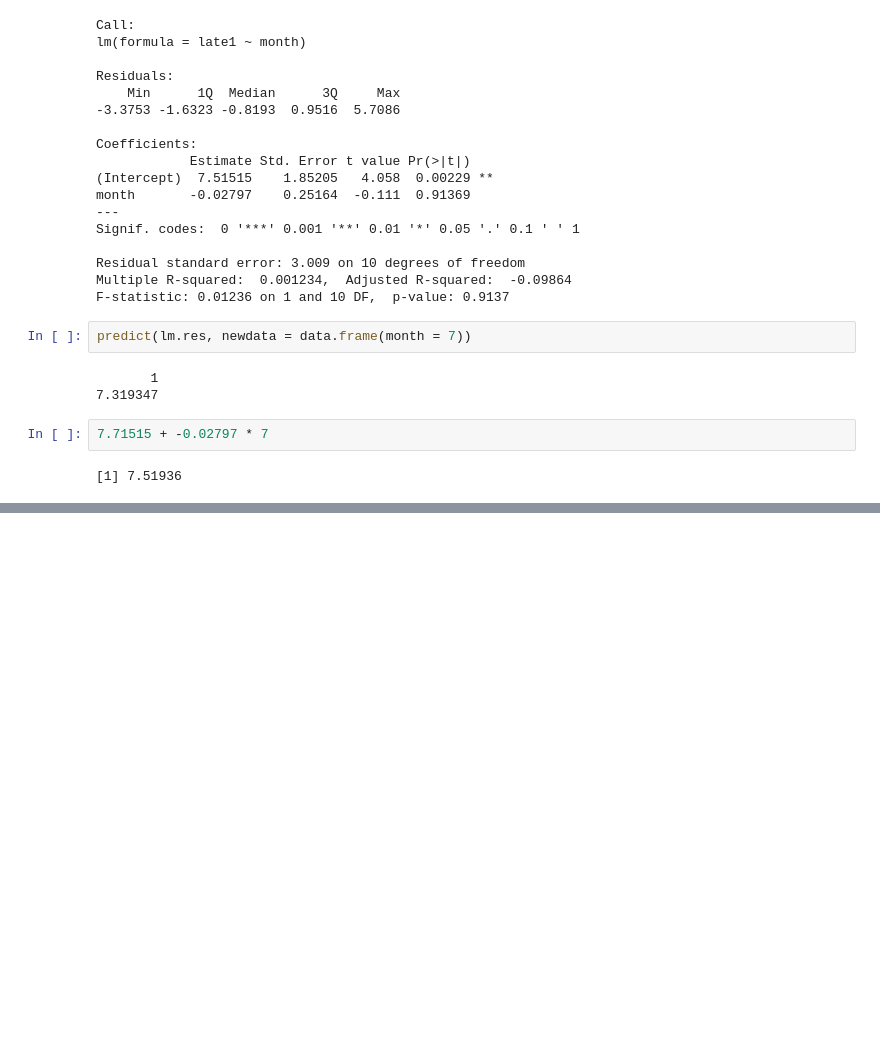
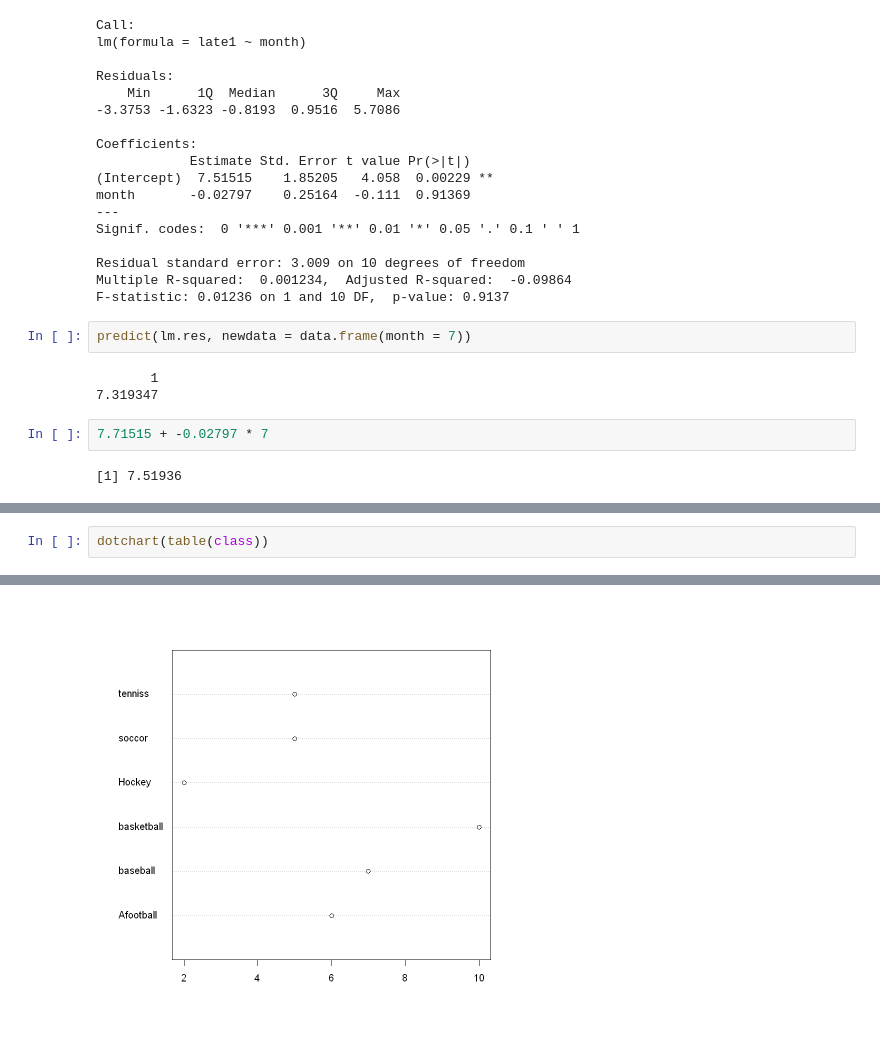
Before and after one commit to layla-focalors/r_learning_mx, a Jupyter notebook: Serika/레피드.ipynb, the cells around one changed output, grey strips where cells are left out. Drawn from its saved outputs; the diff is of its cells as text; blank space fills up the shorter version.

```diff
--- a/Serika/레피드.ipynb
+++ b/Serika/레피드.ipynb
@@ -264,0 +324,3 @@ predict(lm.res, newdata = data.frame(month = 7))
+# %%
+dotchart(table(class))
+# %% [output]
@@ -264,0 +329 @@ predict(lm.res, newdata = data.frame(month = 7))
+[figure, added]
```
Also changed, not shown: parts of 53 cells of this notebook.
